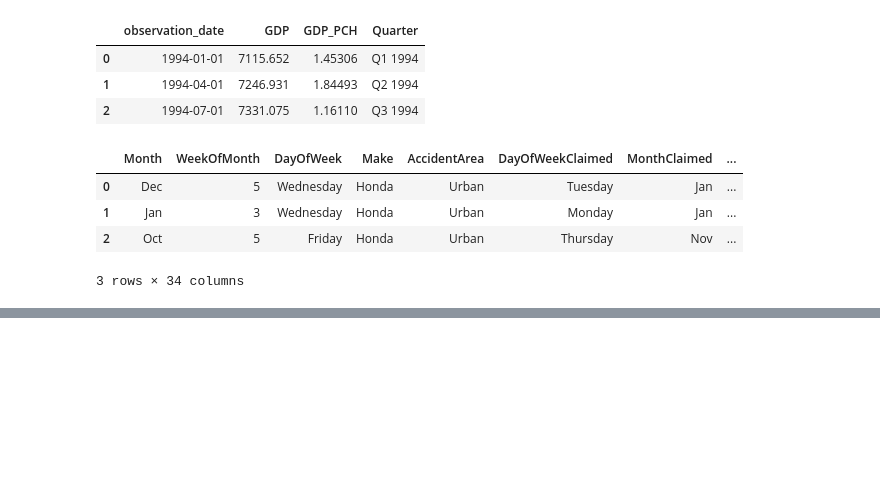
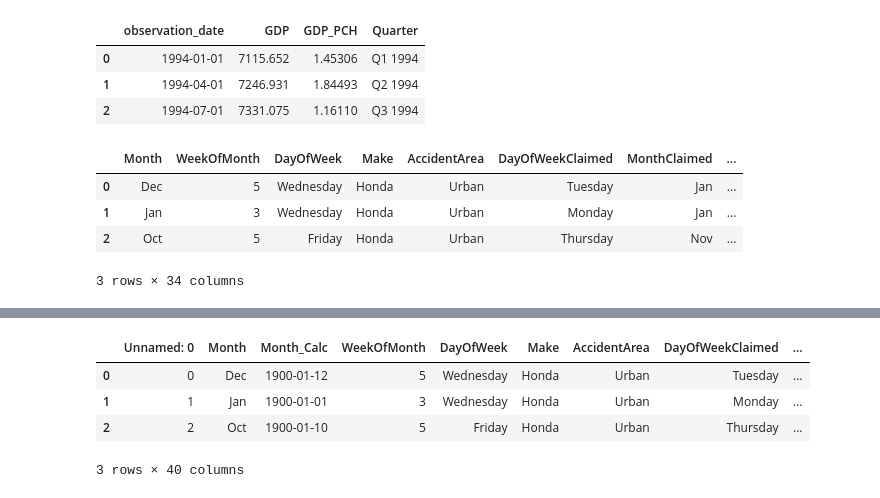
Before and after one commit to iolaitan/Insurance-Fraud-Detection, a Jupyter notebook: EDA.ipynb, the cells around one changed output, grey strips where cells are left out. Cells and saved outputs as stored; diff of their text form; code cells hidden in the pictures; blank space fills up the shorter version.

```diff
--- a/EDA.ipynb
+++ b/EDA.ipynb
@@ -88,0 +206,10 @@ df.head(3)
+# %%
+df1['Days_Diff'] = df1['MonthClaim_Calc'] - df1['Month_Calc']
+# %%
+df1.head(3)
+# %% [output]
+|  | Unnamed: 0 | Month | Month_Calc | WeekOfMonth | DayOfWeek | Make | AccidentArea | DayOfWeekClaimed | ... |
+| 0 | 0 | Dec | 1900-01-12 | 5 | Wednesday | Honda | Urban | Tuesday | ... |
+| 1 | 1 | Jan | 1900-01-01 | 3 | Wednesday | Honda | Urban | Monday | ... |
+| 2 | 2 | Oct | 1900-01-10 | 5 | Friday | Honda | Urban | Thursday | ... |
+3 rows × 40 columns
```
Also changed, not shown: parts of 14 cells of this notebook, 19 other files.
